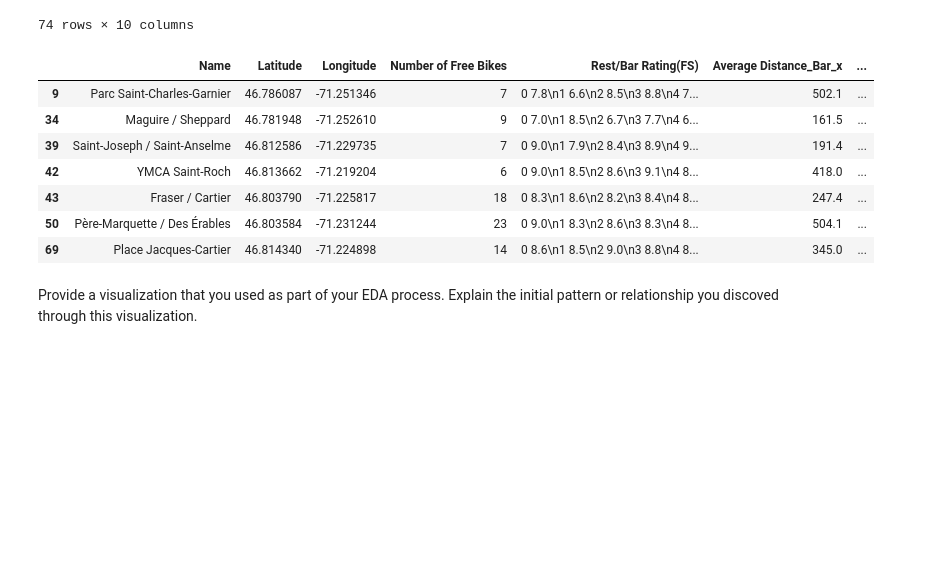
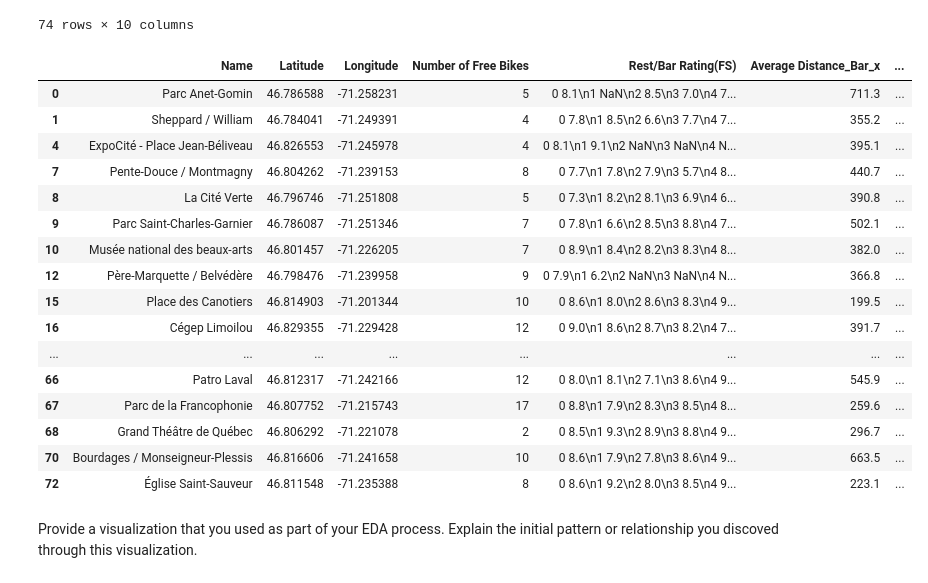
Before and after one commit to wangleo1/Statistical_Modeling_Project, a Jupyter notebook: notebooks/joining_data.ipynb, the cells around one changed output. Drawn from its saved outputs; the diff is of its cells as text; code cells hidden in the pictures; blank space fills up the shorter version.

```diff
--- a/notebooks/joining_data.ipynb
+++ b/notebooks/joining_data.ipynb
@@ -35,16 +38,25 @@ BIKE_FS_YELP_DF
 74 rows × 10 columns
 # %%
 #descrepancies detailed in the yelp_foursquare_EDA.ipynb notebook
-BIKE_FS_YELP_DF[BIKE_FS_YELP_DF['Average Distance_Gym_x']==0]
+BIKE_FS_YELP_DF[BIKE_FS_YELP_DF['Average Distance_Gym_y']==0]
 # %% [output]
 |  | Name | Latitude | Longitude | Number of Free Bikes | Rest/Bar Rating(FS) | Average Distance_Bar_x | ... |
+| 0 | Parc Anet-Gomin | 46.786588 | -71.258231 | 5 | 0 8.1\n1 NaN\n2 8.5\n3 7.0\n4 7... | 711.3 | ... |
+| 1 | Sheppard / William | 46.784041 | -71.249391 | 4 | 0 7.8\n1 8.5\n2 6.6\n3 7.7\n4 7... | 355.2 | ... |
+| 4 | ExpoCité - Place Jean-Béliveau | 46.826553 | -71.245978 | 4 | 0 8.1\n1 9.1\n2 NaN\n3 NaN\n4 N... | 395.1 | ... |
+| 7 | Pente-Douce / Montmagny | 46.804262 | -71.239153 | 8 | 0 7.7\n1 7.8\n2 7.9\n3 5.7\n4 8... | 440.7 | ... |
+| 8 | La Cité Verte | 46.796746 | -71.251808 | 5 | 0 7.3\n1 8.2\n2 8.1\n3 6.9\n4 6... | 390.8 | ... |
 | 9 | Parc Saint-Charles-Garnier | 46.786087 | -71.251346 | 7 | 0 7.8\n1 6.6\n2 8.5\n3 8.8\n4 7... | 502.1 | ... |
-| 34 | Maguire / Sheppard | 46.781948 | -71.252610 | 9 | 0 7.0\n1 8.5\n2 6.7\n3 7.7\n4 6... | 161.5 | ... |
-| 39 | Saint-Joseph / Saint-Anselme | 46.812586 | -71.229735 | 7 | 0 9.0\n1 7.9\n2 8.4\n3 8.9\n4 9... | 191.4 | ... |
-| 42 | YMCA Saint-Roch | 46.813662 | -71.219204 | 6 | 0 9.0\n1 8.5\n2 8.6\n3 9.1\n4 8... | 418.0 | ... |
-| 43 | Fraser / Cartier | 46.803790 | -71.225817 | 18 | 0 8.3\n1 8.6\n2 8.2\n3 8.4\n4 8... | 247.4 | ... |
-| 50 | Père-Marquette / Des Érables | 46.803584 | -71.231244 | 23 | 0 9.0\n1 8.3\n2 8.6\n3 8.3\n4 8... | 504.1 | ... |
-| 69 | Place Jacques-Cartier | 46.814340 | -71.224898 | 14 | 0 8.6\n1 8.5\n2 9.0\n3 8.8\n4 8... | 345.0 | ... |
+| 10 | Musée national des beaux-arts | 46.801457 | -71.226205 | 7 | 0 8.9\n1 8.4\n2 8.2\n3 8.3\n4 8... | 382.0 | ... |
+| 12 | Père-Marquette / Belvédère | 46.798476 | -71.239958 | 9 | 0 7.9\n1 6.2\n2 NaN\n3 NaN\n4 N... | 366.8 | ... |
+| 15 | Place des Canotiers | 46.814903 | -71.201344 | 10 | 0 8.6\n1 8.0\n2 8.6\n3 8.3\n4 9... | 199.5 | ... |
+| 16 | Cégep Limoilou | 46.829355 | -71.229428 | 12 | 0 9.0\n1 8.6\n2 8.7\n3 8.2\n4 7... | 391.7 | ... |
+| ... | ... | ... | ... | ... | ... | ... | ... |
+| 66 | Patro Laval | 46.812317 | -71.242166 | 12 | 0 8.0\n1 8.1\n2 7.1\n3 8.6\n4 9... | 545.9 | ... |
+| 67 | Parc de la Francophonie | 46.807752 | -71.215743 | 17 | 0 8.8\n1 7.9\n2 8.3\n3 8.5\n4 8... | 259.6 | ... |
+| 68 | Grand Théâtre de Québec | 46.806292 | -71.221078 | 2 | 0 8.5\n1 9.3\n2 8.9\n3 8.8\n4 9... | 296.7 | ... |
+| 70 | Bourdages / Monseigneur-Plessis | 46.816606 | -71.241658 | 10 | 0 8.6\n1 7.9\n2 7.8\n3 8.6\n4 9... | 663.5 | ... |
+| 72 | Église Saint-Sauveur | 46.811548 | -71.235388 | 8 | 0 8.6\n1 9.2\n2 8.0\n3 8.5\n4 9... | 223.1 | ... |
 # %% [markdown]
 Provide a visualization that you used as part of your EDA process. Explain the initial pattern or relationship you discoved through this visualization.
 # %%
```
Also changed, not shown: parts of 1 cell of this notebook, 6 other files.
